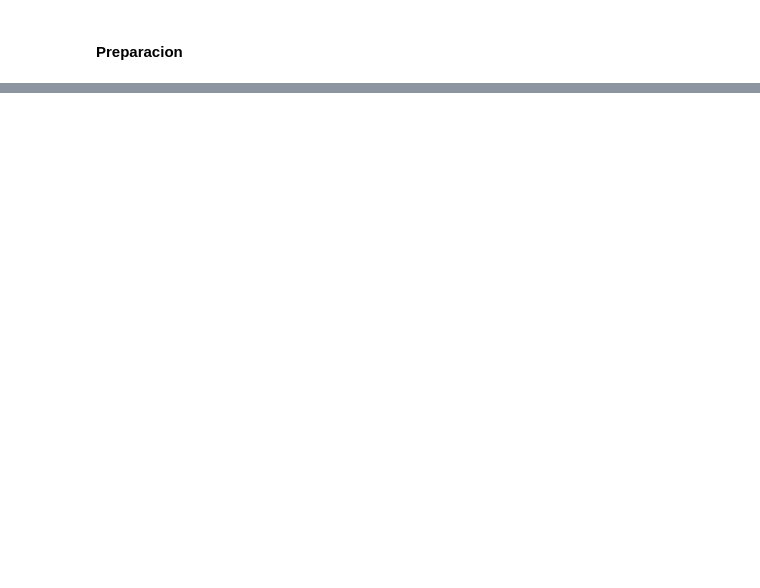
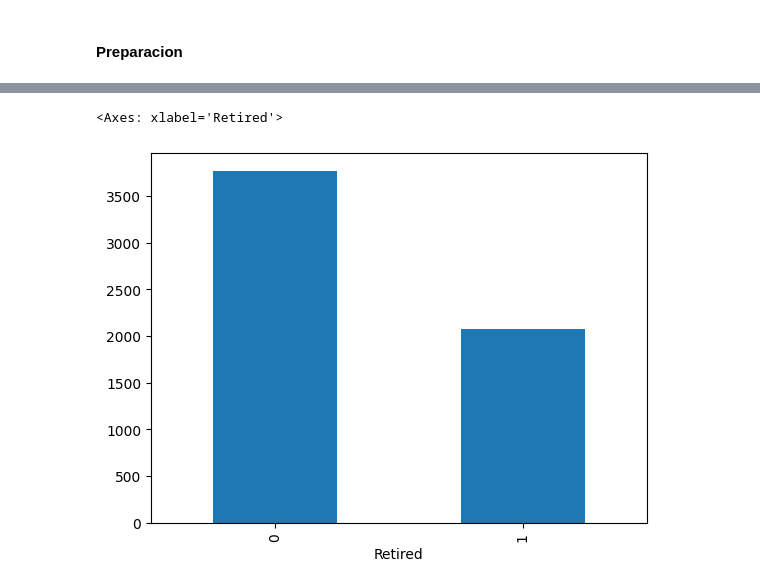
Before and after one commit to DanielGongora28/final_mineria, a Jupyter notebook: training.ipynb, the cells around one changed output, grey strips where cells are left out. Saved outputs shown, nothing was run; the diff lists cells and outputs as text; code cells hidden in the pictures; blank space fills up the shorter version.

```diff
--- a/training.ipynb
+++ b/training.ipynb
@@ -165,0 +257,11 @@ Las columnas despues de la obtencion de dummies pasaron de 25 a 44
+# %%
+X = dfc.drop(columns=['Retired'])
+y = dfc['Retired']
+# %%
+# Balanceamos los registros de la variable objetiv
+
+smote = SMOTE(sampling_strategy=0.55, random_state=42,k_neighbors=3)
+X_balanced, y_balanced = smote.fit_resample(X, y)
+
+print('Distribución original:', y.value_counts())
+print('Distribución balanceada:', y_balanced.value_counts())
@@ -166 +277,6 @@ Las columnas despues de la obtencion de dummies pasaron de 25 a 44
+# %%
+y_balanced.value_counts().plot(kind='bar')
+# %% [output]
+<Axes: xlabel='Retired'>
+[figure, added]
 # %% [markdown]
```
Also changed, not shown: parts of 41 cells of this notebook, 2 other files.
